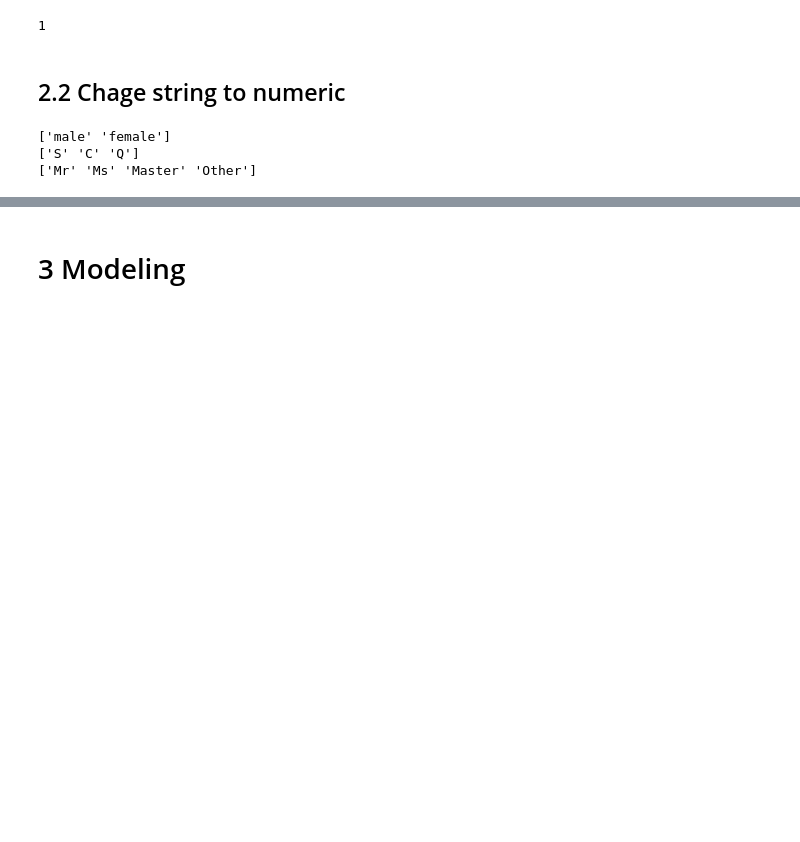
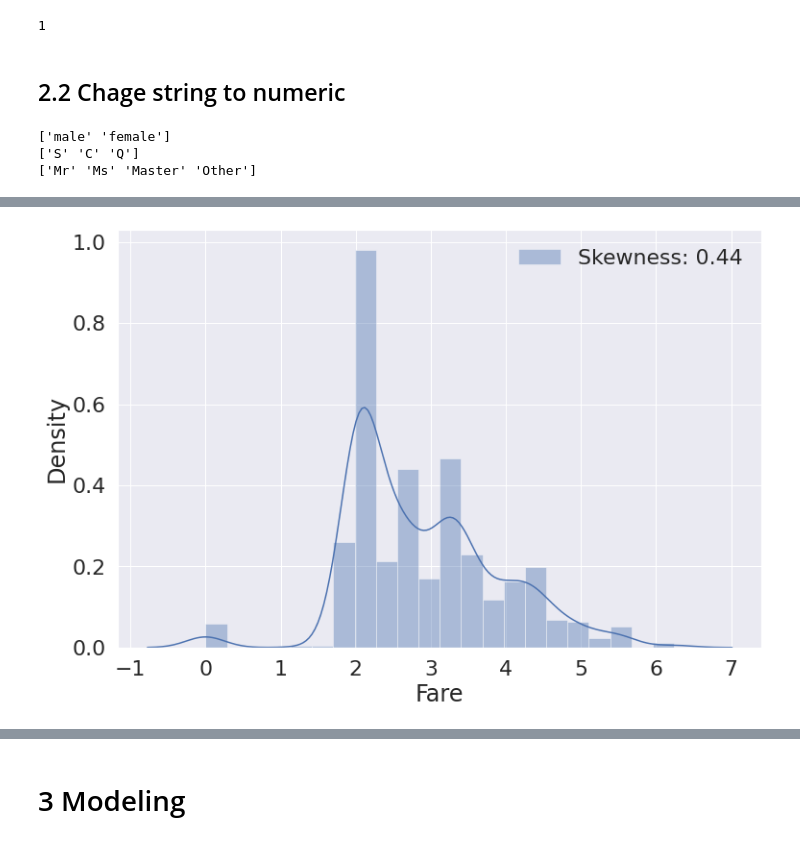
Before and after one commit to HyunJun37/Kaggle_Titanic, a Jupyter notebook: titanic-first-try.ipynb, the cells around one changed output, grey strips where cells are left out. Drawn from its saved outputs; the diff is of its cells as text; code cells hidden in the pictures; blank space fills up the shorter version.

```diff
--- a/titanic-first-try.ipynb
+++ b/titanic-first-try.ipynb
@@ -374 +386,8 @@ test['Title'] = test['Title'].map({'Mr': 0, 'Mrs': 1, 'Miss': 2, 'Master': 3, 'O
+# %%
+plt.figure(figsize=(12, 8))
+sns.distplot(train['Fare'], label='Skewness: {:.2f}'.format(train['Fare'].skew()))
+plt.legend(loc='best')
+plt.show()
+# %% [output]
+[figure, added]
 # %%
```
Also changed, not shown: parts of 7 cells of this notebook.
